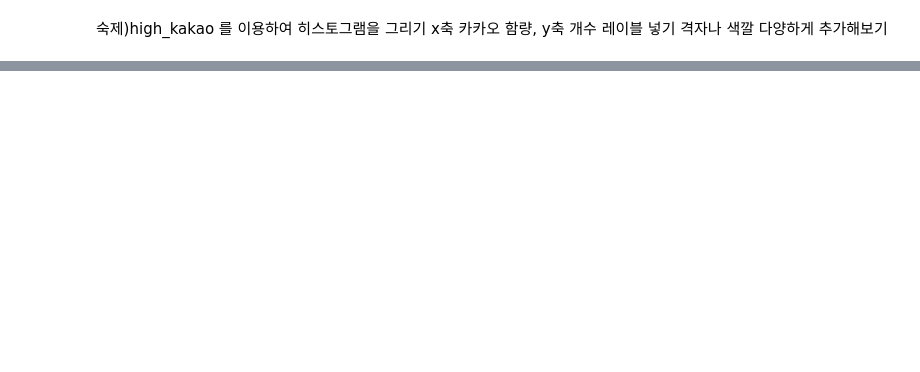
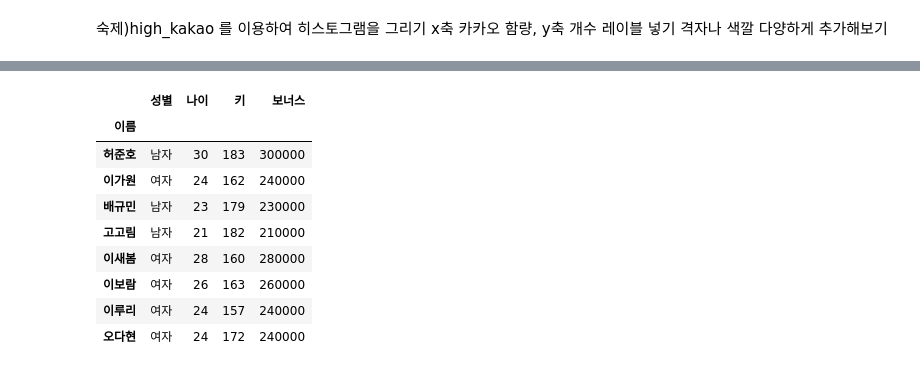
Before and after one commit to sarimiro56/BigData_Python, a Jupyter notebook: 넘파이와_판다스.ipynb, the cells around one changed output, grey strips where cells are left out. Cells and saved outputs as stored; diff of their text form; code cells hidden in the pictures; blank space fills up the shorter version.

```diff
--- a/넘파이와_판다스.ipynb
+++ b/넘파이와_판다스.ipynb
@@ -307,0 +568,16 @@ x축 카카오 함량, y축 개수 레이블 넣기
+# %%
+list1 = list([['허준호', '남자', 30, 183],
+['이가원', '여자', 24, 162],
+['배규민', '남자', 23, 179],
+['고고림', '남자', 21, 182],
+['이새봄', '여자', 28, 160],
+['이보람', '여자', 26, 163],
+['이루리', '여자', 24, 157],
+['오다현', '여자', 24, 172]])
+col_names = ['이름', '성별', '나이', '키']
+
+df = pd.DataFrame(list1, columns=col_names)
+df.set_index('이름', inplace=True)
+df.head(3)
+
+print(df)
@@ -307,0 +608,14 @@ x축 카카오 함량, y축 개수 레이블 넣기
+# %%
+df['보너스'] = df['나이'] * 10000
+df.head(8)
+# %% [output]
+|  | 성별 | 나이 | 키 | 보너스 |
+| 이름 |  |  |  |  |
+| 허준호 | 남자 | 30 | 183 | 300000 |
+| 이가원 | 여자 | 24 | 162 | 240000 |
+| 배규민 | 남자 | 23 | 179 | 230000 |
+| 고고림 | 남자 | 21 | 182 | 210000 |
+| 이새봄 | 여자 | 28 | 160 | 280000 |
+| 이보람 | 여자 | 26 | 163 | 260000 |
+| 이루리 | 여자 | 24 | 157 | 240000 |
+| 오다현 | 여자 | 24 | 172 | 240000 |
```
Also changed, not shown: parts of 34 cells of this notebook.
